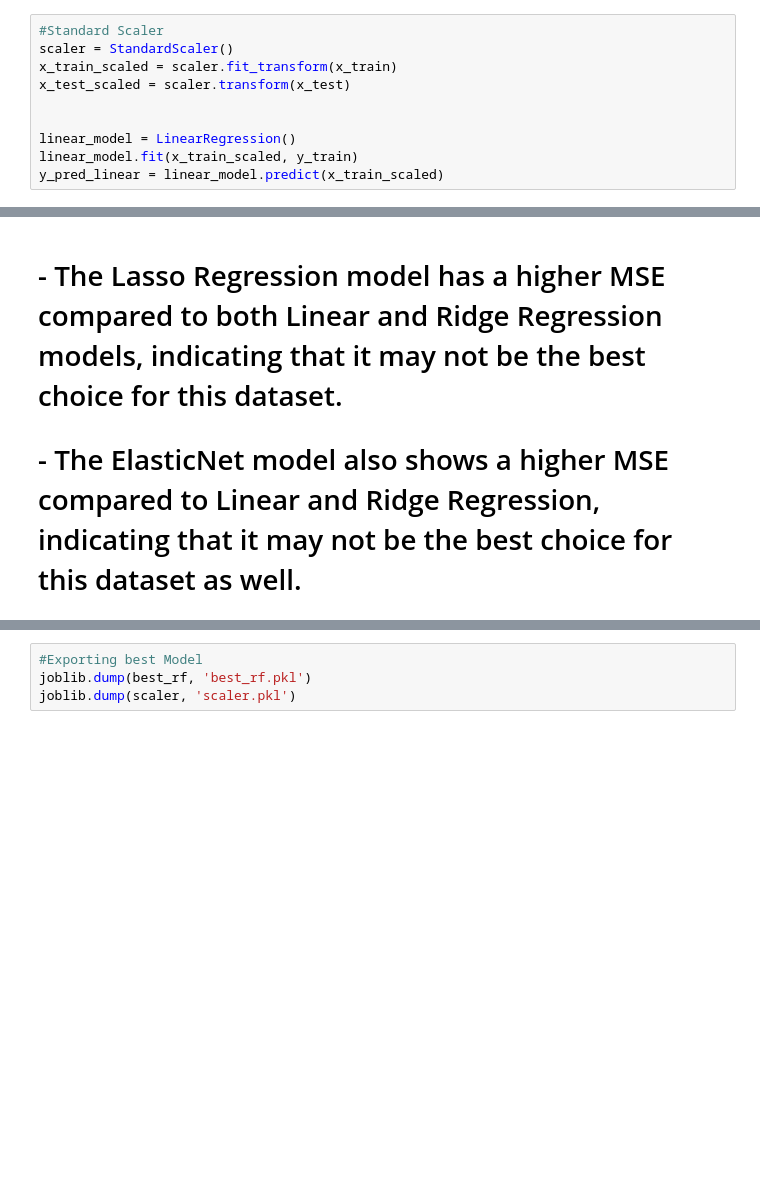
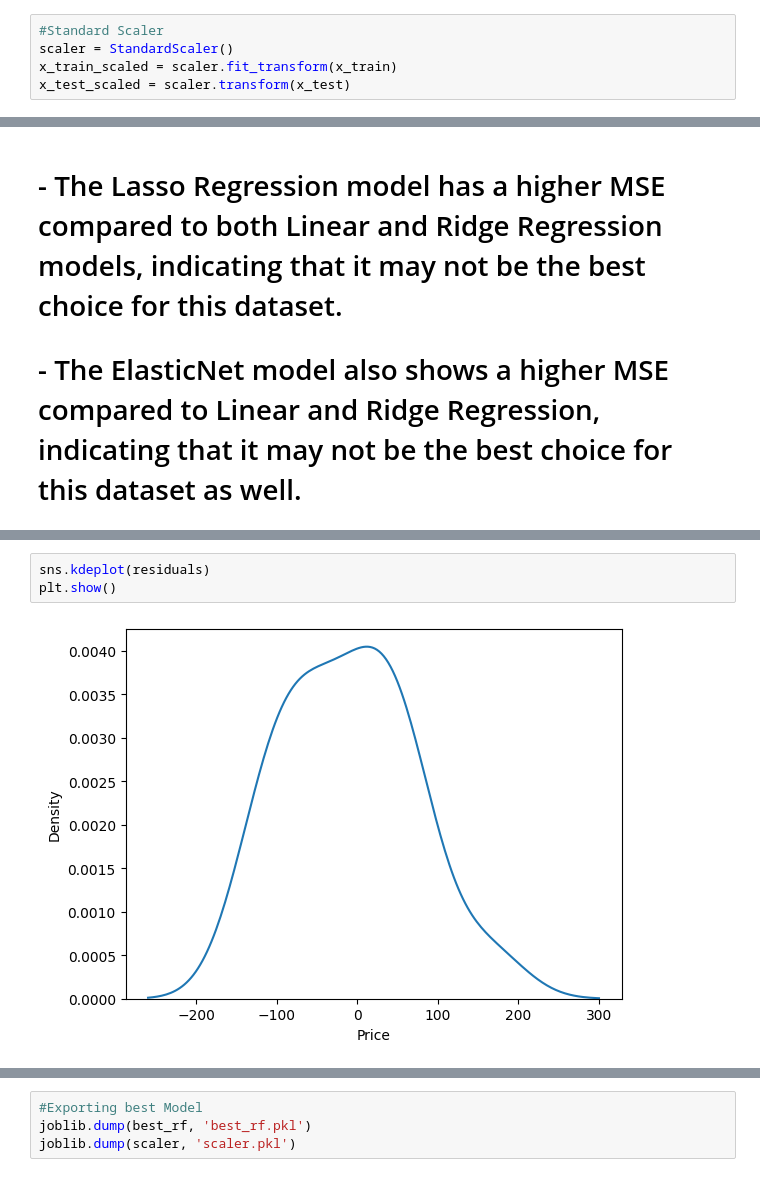
Before and after one commit to vishalgupta-git/mobile_price_prediction, a Jupyter notebook: notebook.ipynb, the cells around one changed output, grey strips where cells are left out. Cells and saved outputs as stored; diff of their text form; blank space fills up the shorter version.

```diff
--- a/notebook.ipynb
+++ b/notebook.ipynb
@@ -288,9 +313,4 @@ Test set size: 17
 scaler = StandardScaler()
 x_train_scaled = scaler.fit_transform(x_train)
 x_test_scaled = scaler.transform(x_test)
-
-
-linear_model = LinearRegression()
-linear_model.fit(x_train_scaled, y_train)
-y_pred_linear = linear_model.predict(x_train_scaled)
 # %% [markdown]
@@ -409,0 +481,5 @@ Best RF Test R2: 0.985631819509907
+# %%
+sns.kdeplot(residuals)
+plt.show()
+# %% [output]
+[figure, added]
```
Also changed, not shown: parts of 13 cells of this notebook, 3 other files.
